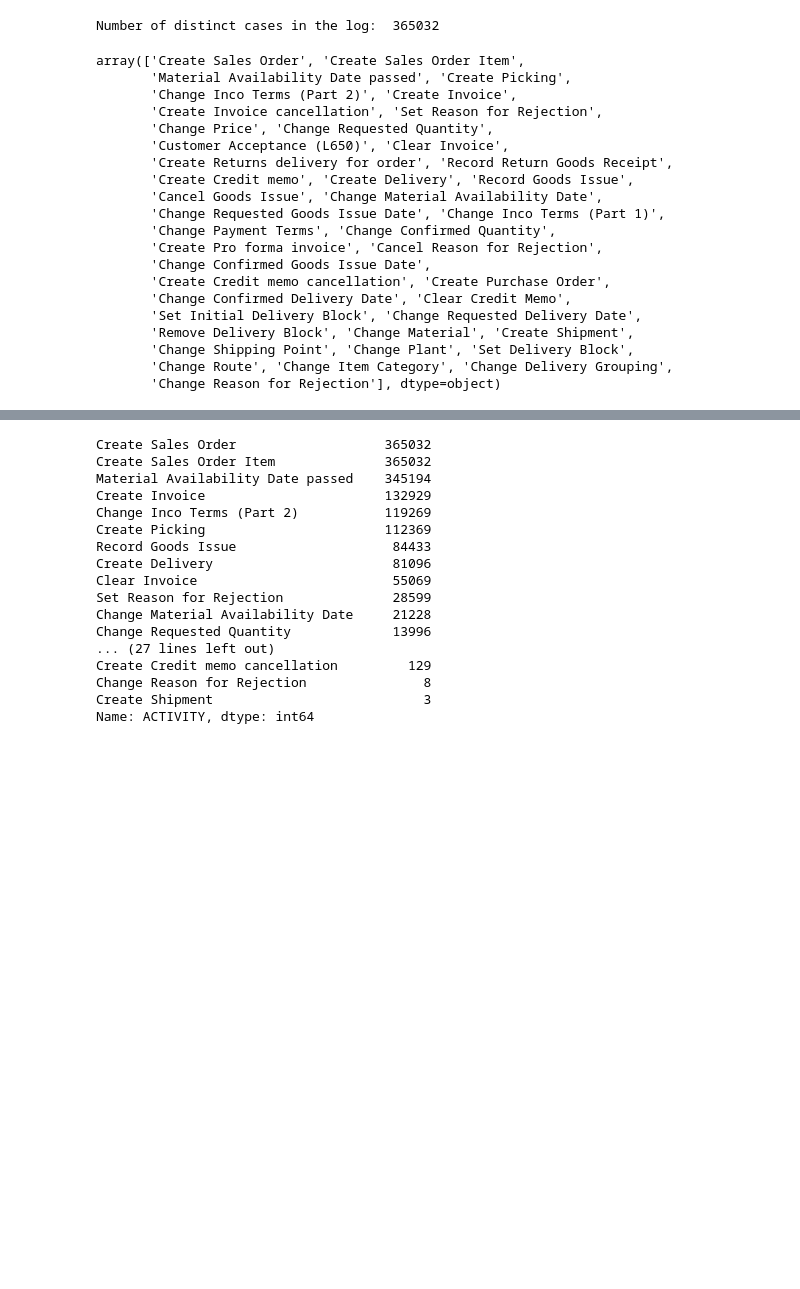
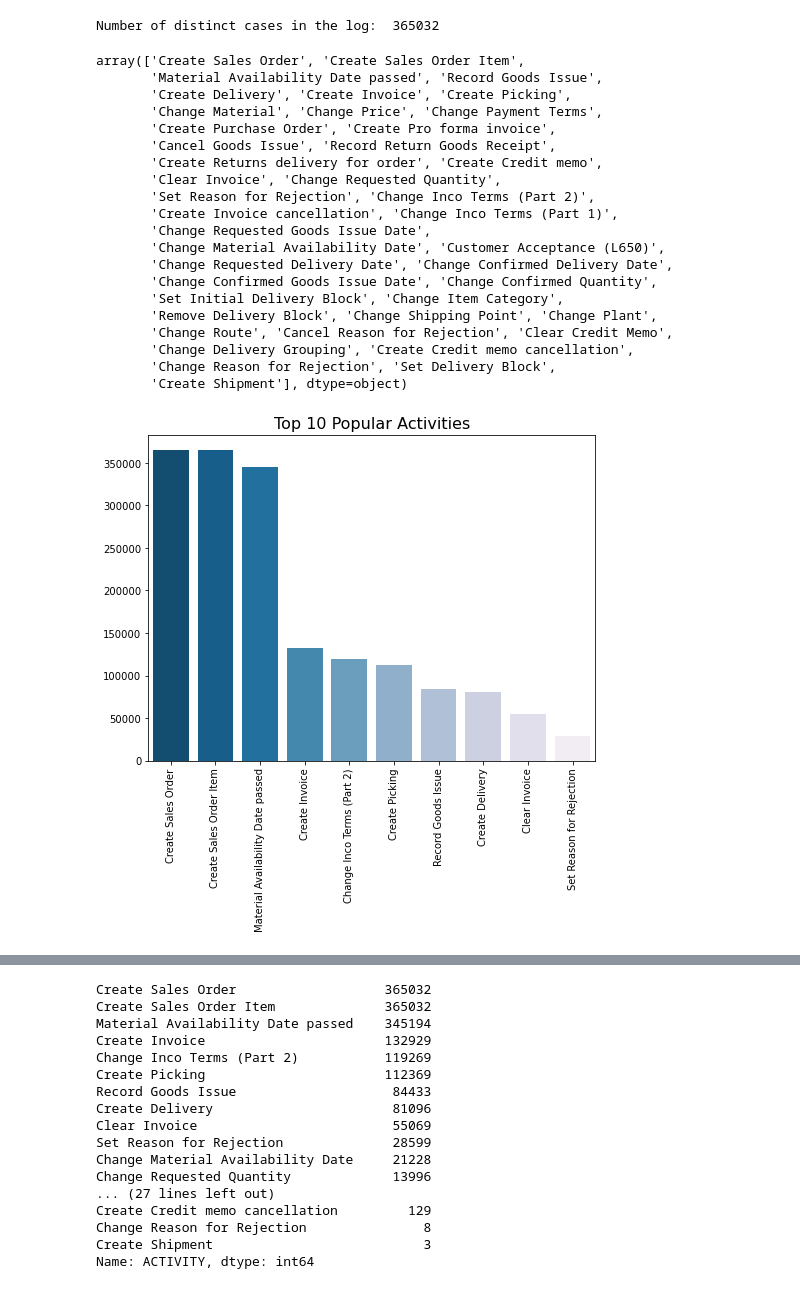
Before and after one commit to LorenzoPigozzi/GraphAnalytics_Project, a Jupyter notebook: GA_Project.ipynb, the cells around one changed output, grey strips where cells are left out. Saved outputs shown, nothing was run; the diff lists cells and outputs as text; code cells hidden in the pictures; blank space fills up the shorter version.

```diff
--- a/GA_Project.ipynb
+++ b/GA_Project.ipynb
@@ -76,3 +96,8 @@ df['CASE_KEY'] = df['SALES_DOC'] + df['SALES_DOC_ITEM']
 print('Number of distinct SO in the log: ', len(df['SALES_DOC'].unique()))
 # %% [output]
 Number of distinct SO in the log:  90205
+# %%
+# creating the CASE KEY, combination of Sales Order and item
+df['CASE_KEY'] = df['SALES_DOC'] + df['SALES_DOC_ITEM']
+# dropping columns of sales documents and items
+df = df.drop(['SALES_DOC', 'SALES_DOC_ITEM'], 1)
@@ -82,26 +114,37 @@ print('Number of distinct cases in the log: ', len(df['CASE_KEY'].unique()))
 # %% [output]
 Number of distinct cases in the log:  365032
 # %%
-# list of distinct activities
+# list of all the activities
 df['ACTIVITY'].unique()
 # %% [output]
 array(['Create Sales Order', 'Create Sales Order Item',
-       'Material Availability Date passed', 'Create Picking',
-       'Change Inco Terms (Part 2)', 'Create Invoice',
-       'Create Invoice cancellation', 'Set Reason for Rejection',
-       'Change Price', 'Change Requested Quantity',
-       'Customer Acceptance (L650)', 'Clear Invoice',
-       'Create Returns delivery for order', 'Record Return Goods Receipt',
-       'Create Credit memo', 'Create Delivery', 'Record Goods Issue',
-       'Cancel Goods Issue', 'Change Material Availability Date',
-       'Change Requested Goods Issue Date', 'Change Inco Terms (Part 1)',
-       'Change Payment Terms', 'Change Confirmed Quantity',
-       'Create Pro forma invoice', 'Cancel Reason for Rejection',
-       'Change Confirmed Goods Issue Date',
-       'Create Credit memo cancellation', 'Create Purchase Order',
-       'Change Confirmed Delivery Date', 'Clear Credit Memo',
-       'Set Initial Delivery Block', 'Change Requested Delivery Date',
-       'Remove Delivery Block', 'Change Material', 'Create Shipment',
-       'Change Shipping Point', 'Change Plant', 'Set Delivery Block',
-       'Change Route', 'Change Item Category', 'Change Delivery Grouping',
-       'Change Reason for Rejection'], dtype=object)
+       'Material Availability Date passed', 'Record Goods Issue',
+       'Create Delivery', 'Create Invoice', 'Create Picking',
+       'Change Material', 'Change Price', 'Change Payment Terms',
+       'Create Purchase Order', 'Create Pro forma invoice',
+       'Cancel Goods Issue', 'Record Return Goods Receipt',
+       'Create Returns delivery for order', 'Create Credit memo',
+       'Clear Invoice', 'Change Requested Quantity',
+       'Set Reason for Rejection', 'Change Inco Terms (Part 2)',
+       'Create Invoice cancellation', 'Change Inco Terms (Part 1)',
+       'Change Requested Goods Issue Date',
+       'Change Material Availability Date', 'Customer Acceptance (L650)',
+       'Change Requested Delivery Date', 'Change Confirmed Delivery Date',
+       'Change Confirmed Goods Issue Date', 'Change Confirmed Quantity',
+       'Set Initial Delivery Block', 'Change Item Category',
+       'Remove Delivery Block', 'Change Shipping Point', 'Change Plant',
+       'Change Route', 'Cancel Reason for Rejection', 'Clear Credit Memo',
+       'Change Delivery Grouping', 'Create Credit memo cancellation',
+       'Change Reason for Rejection', 'Set Delivery Block',
+       'Create Shipment'], dtype=object)
+# %%
+# plotting the most popular activities
+plot_df = df['ACTIVITY'].value_counts()[:10]
+# show figure:
+plt.figure(figsize=(8, 6))
+sns.barplot(y = plot_df.values, x = plot_df.index, palette="PuBu_r")
+plt.xticks(rotation=90)
+plt.title('Top 10 Popular Activities', fontsize=16)
+plt.show()
+# %% [output]
+[figure, added]
```
Also changed, not shown: parts of 29 cells of this notebook.
